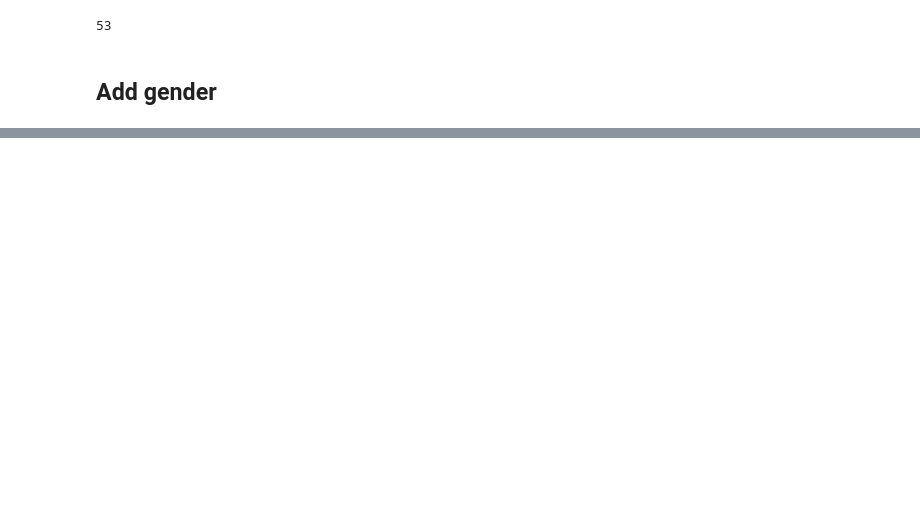
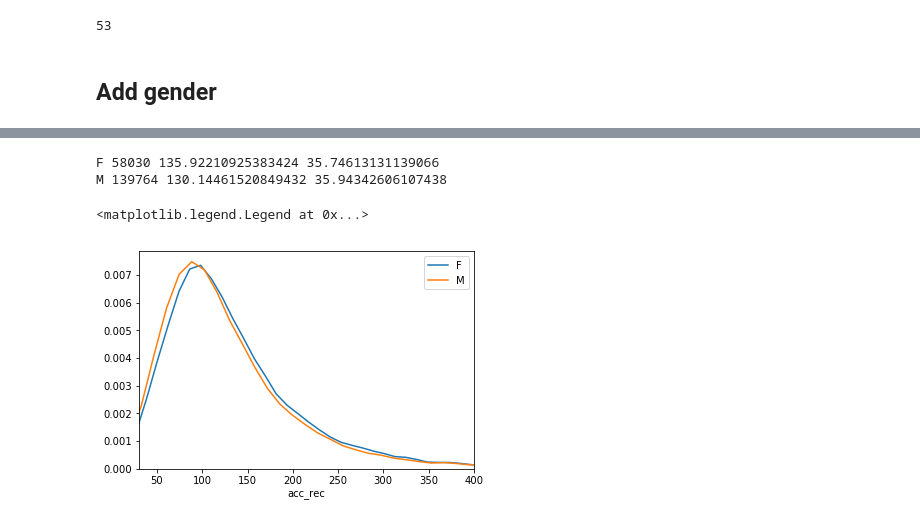
Before and after one commit to jgarciab/peer_review, a Jupyter notebook: format_papers.ipynb, the cells around one changed output, grey strips where cells are left out. Cells and saved outputs as stored; diff of their text form; code cells hidden in the pictures; blank space fills up the shorter version.

```diff
--- a/format_papers.ipynb
+++ b/format_papers.ipynb
@@ -205,0 +306,12 @@ sample.head()
+# %%
+for gender,data in df.groupby(["gender"]):
+    print(gender,len(data),np.mean(data["acc_rec"]),np.mean(data["pub_acc"]))
+    #sns.distplot(data["pub_acc"],hist=False,label=gender)
+    sns.distplot(data["acc_rec"],hist=False,label=gender)
+plt.xlim([30,400])
+plt.legend()
+# %% [output]
+F 58030 135.92210925383424 35.74613131139066
+M 139764 130.14461520849432 35.94342606107438
+<matplotlib.legend.Legend at 0x...>
+[figure, added]
```
Also changed, not shown: parts of 16 cells of this notebook.
